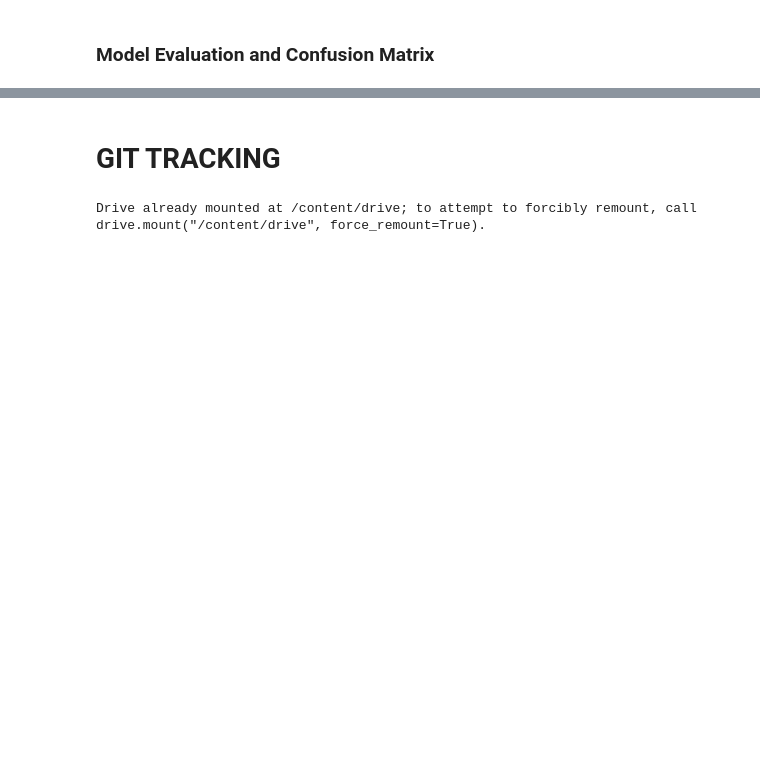
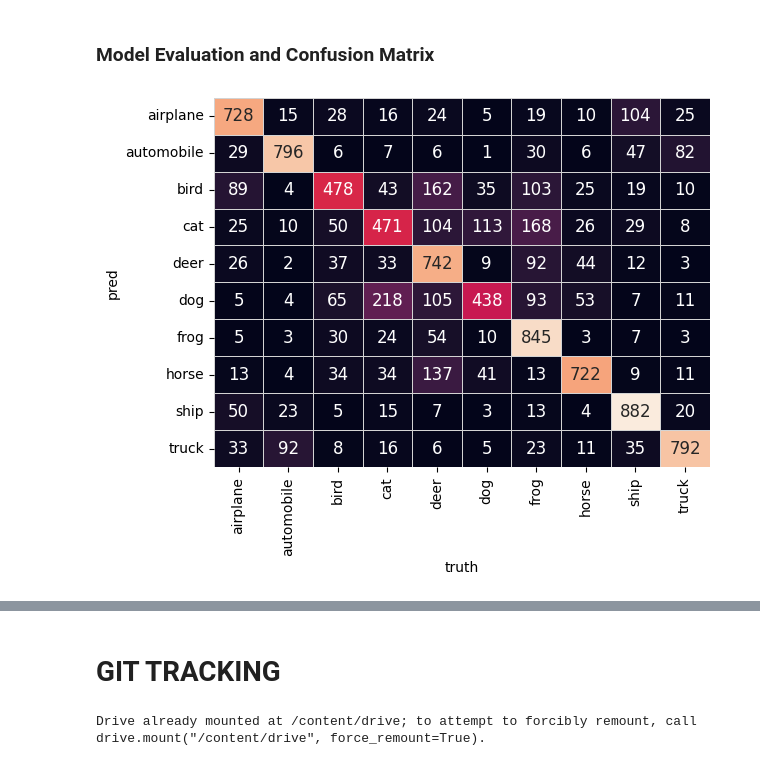
Before and after one commit to omogbolahan94/Images-Classification---CNN, a Jupyter notebook: image_classification.ipynb, the cells around one changed output, grey strips where cells are left out. Saved outputs shown, nothing was run; the diff lists cells and outputs as text; code cells hidden in the pictures; blank space fills up the shorter version.

```diff
--- a/image_classification.ipynb
+++ b/image_classification.ipynb
@@ -470,7 +487,9 @@ def plot_confusion_matrix(pred, truth, classes):
 
     return confusion_matrix
 # %%
-cm = plot_confusion_matrix(preds, actuals, classes)
+cm = plot_confusion_matrix(preds, actuals, image_classes)
+# %% [output]
+[figure, added]
 # %%
 print("Accuracy by class:\n")
 for i, col in enumerate(cm):
```
Also changed, not shown: parts of 13 cells of this notebook, 2 other files.
